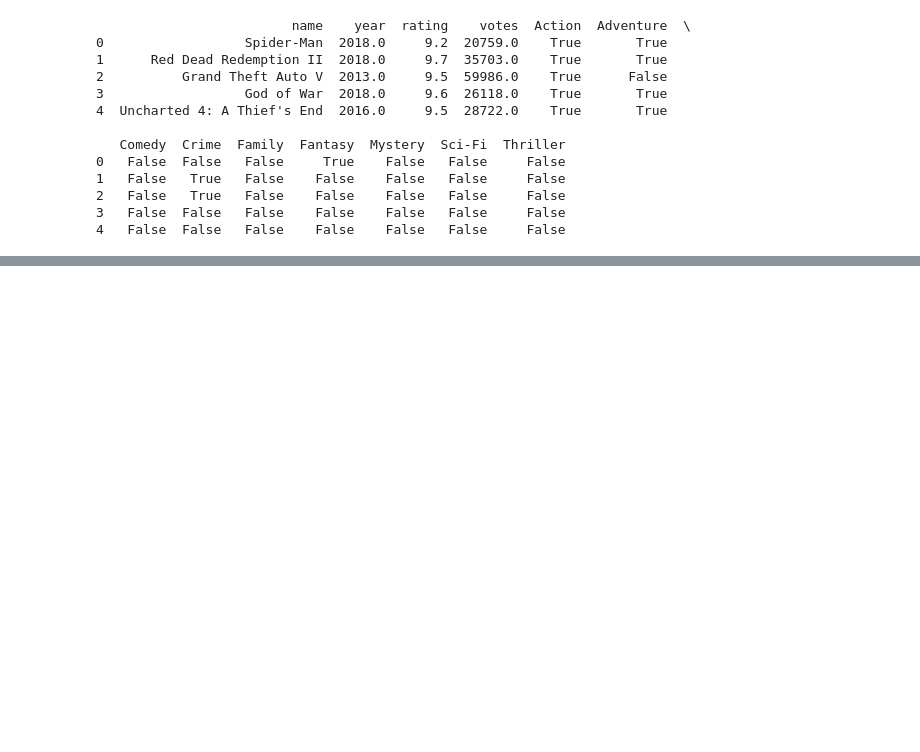
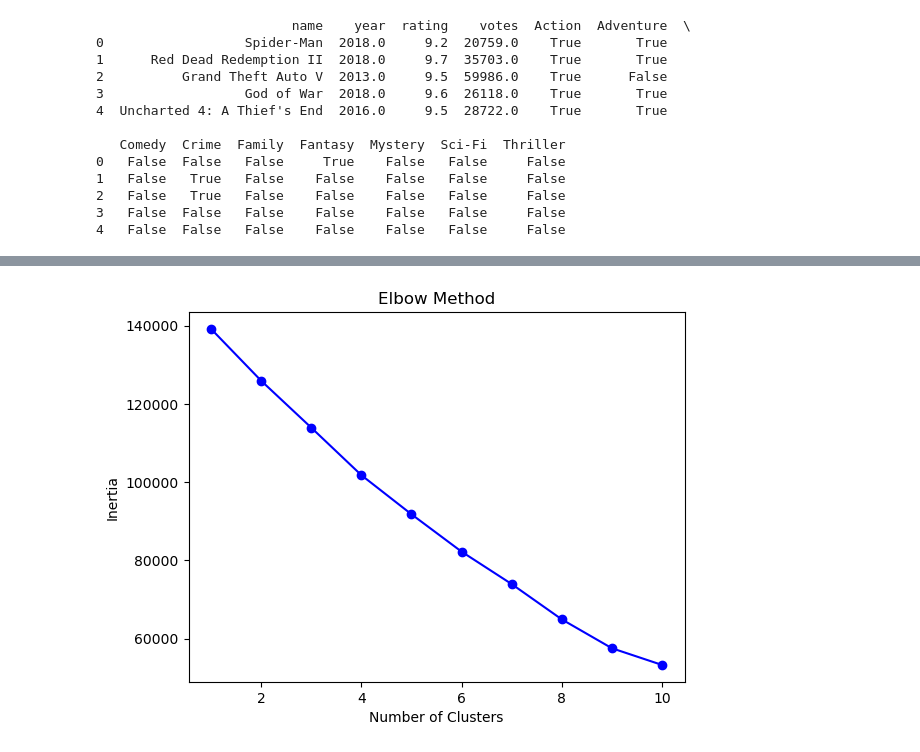
Before and after one commit to jrfloza12/Project4, a Jupyter notebook: Cluster_Kmeans.ipynb, the cells around one changed output, grey strips where cells are left out. Saved outputs shown, nothing was run; the diff lists cells and outputs as text; code cells hidden in the pictures; blank space fills up the shorter version.

```diff
--- a/Cluster_Kmeans.ipynb
+++ b/Cluster_Kmeans.ipynb
@@ -33,0 +57,19 @@ for column in features.columns:
+# %%
+# Normalize the data using Standard Scaler
+scaler = StandardScaler()
+features_scaled = scaler.fit_transform(features)
+# %%
+# Since starting with a Kmeans (even though it might not be best for the dataset) and for that we use the "elbow methold" to find best number of clusters
+inertia_values = []
+num_clusters = list(range(1, 11))
+for num in num_clusters:
+    kmeans_model = KMeans(n_clusters=num, random_state=1)
+    kmeans_model.fit(features_scaled)
+    inertia_values.append(kmeans_model.inertia_)
+# %%
+# Define a DataFrame to hold the values for number of clusters and the corresponding inertia
+elbow_data = {"num_clusters": num_clusters, "inertia_values": inertia_values}
+df_elbow = pd.DataFrame(elbow_data)
+
+# Review the DataFrame
+df_elbow.head(10)
@@ -33,0 +88,8 @@ for column in features.columns:
+# %%
+plt.plot(df_elbow['num_clusters'], df_elbow['inertia_values'], 'bo-')
+plt.xlabel('Number of Clusters')
+plt.ylabel('Inertia')
+plt.title('Elbow Method')
+plt.show()
+# %% [output]
+[figure, added]
```
Also changed, not shown: parts of 16 cells of this notebook, 1 other file.
